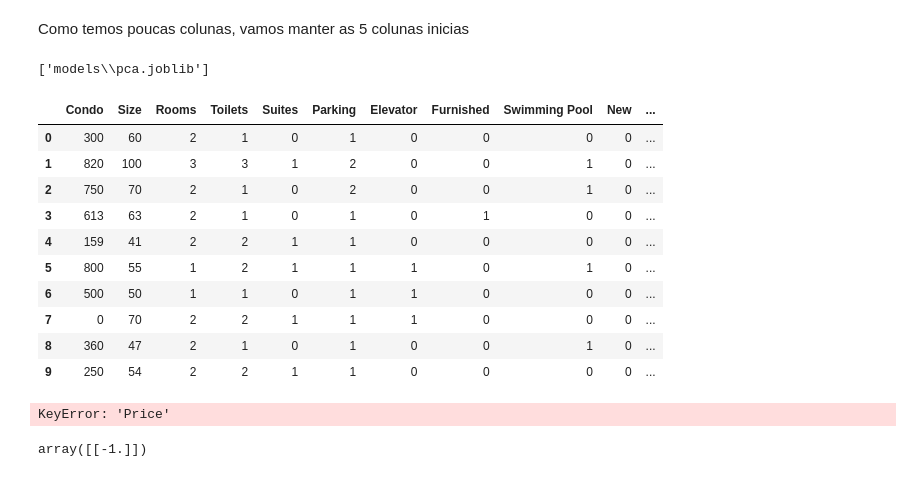
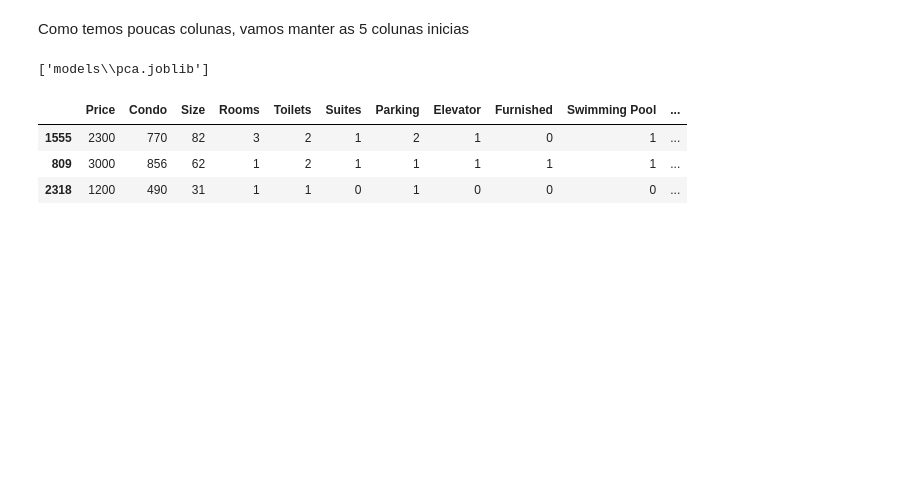
Before and after one commit to alehkiz/predict-sao-paulo-apartment-rent, a Jupyter notebook: Análise.ipynb, the cells around one changed output. Drawn from its saved outputs; the diff is of its cells as text; code cells hidden in the pictures; blank space fills up the shorter version.

```diff
--- a/Análise.ipynb
+++ b/Análise.ipynb
@@ -197,3 +198,8 @@ plt.show()
+# %%
+df = df[(df.Price <= 20000) & (df.Rooms <= 5)]
+# %%
+test_sample = df.sample(20)
+df = df.drop(test_sample.index).reset_index(drop=True)
 # %%
 sns.distplot(df.Price, fit=norm)
 plt.xlabel('Preço Imóvel')
@@ -453,23 +492,14 @@ ordinal_encoder = load('models\ordinal_encoder.joblib')
 # %%
 test_district = test_sample['District']
 # %%
-test_sample[['District']] = ordinal_encoder.fit_transform(test_sample[['District']])
+test_sample[['District']] = ordinal_encoder.transform(test_sample[['District']].values)
 # %%
-test_sample
+test_sample.head(3)
 # %% [output]
-|  | Condo | Size | Rooms | Toilets | Suites | Parking | Elevator | Furnished | Swimming Pool | New | ... |
-| 0 | 300 | 60 | 2 | 1 | 0 | 1 | 0 | 0 | 0 | 0 | ... |
-| 1 | 820 | 100 | 3 | 3 | 1 | 2 | 0 | 0 | 1 | 0 | ... |
-| 2 | 750 | 70 | 2 | 1 | 0 | 2 | 0 | 0 | 1 | 0 | ... |
-| 3 | 613 | 63 | 2 | 1 | 0 | 1 | 0 | 1 | 0 | 0 | ... |
-| 4 | 159 | 41 | 2 | 2 | 1 | 1 | 0 | 0 | 0 | 0 | ... |
-| 5 | 800 | 55 | 1 | 2 | 1 | 1 | 1 | 0 | 1 | 0 | ... |
-| 6 | 500 | 50 | 1 | 1 | 0 | 1 | 1 | 0 | 0 | 0 | ... |
-| 7 | 0 | 70 | 2 | 2 | 1 | 1 | 1 | 0 | 0 | 0 | ... |
-| 8 | 360 | 47 | 2 | 1 | 0 | 1 | 0 | 0 | 1 | 0 | ... |
-| 9 | 250 | 54 | 2 | 2 | 1 | 1 | 0 | 0 | 0 | 0 | ... |
+|  | Price | Condo | Size | Rooms | Toilets | Suites | Parking | Elevator | Furnished | Swimming Pool | ... |
+| 1555 | 2300 | 770 | 82 | 3 | 2 | 1 | 2 | 1 | 0 | 1 | ... |
+| 809 | 3000 | 856 | 62 | 1 | 2 | 1 | 1 | 1 | 1 | 1 | ... |
+| 2318 | 1200 | 490 | 31 | 1 | 1 | 0 | 1 | 0 | 0 | 0 | ... |
 # %%
 test_sample_true = test_sample['Price']
-# %% [output]
-KeyError: 'Price'
 # %%
@@ -477,4 +506,0 @@ test_sample.drop(columns=['Price','Negotiation Type', 'Property Type', 'Latitude
-# %%
-ordinal_encoder.transform([['Pinheiros']])
-# %% [output]
-array([[-1.]])
```
Also changed, not shown: parts of 45 cells of this notebook, 3 other files.
